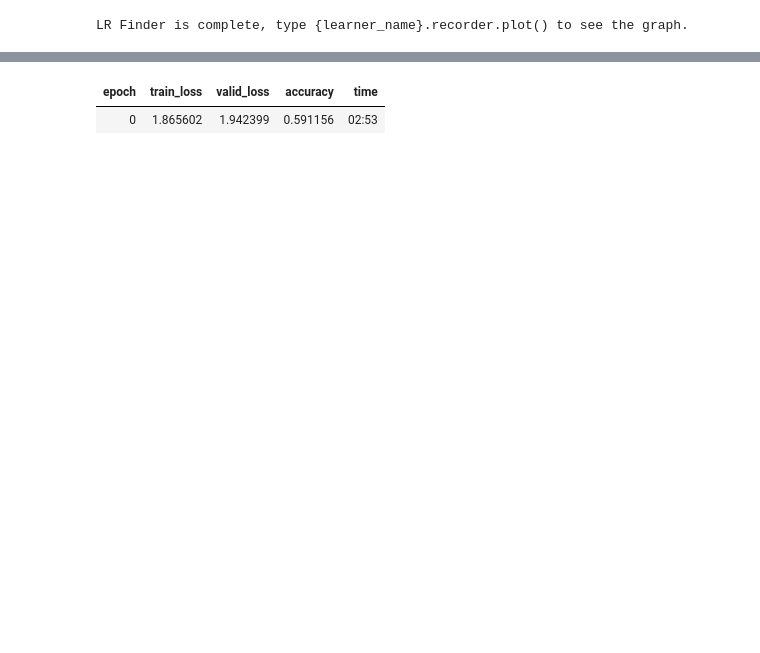
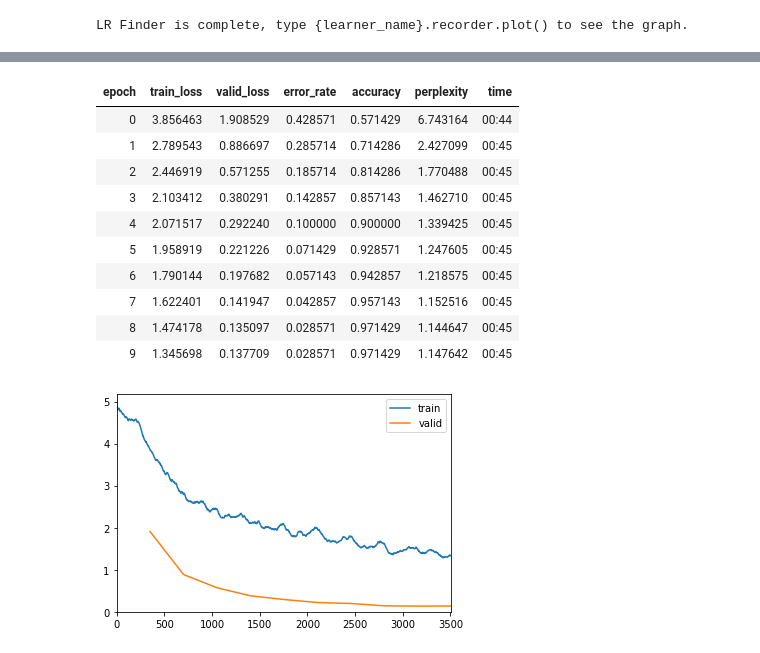
Before and after one commit to peluz/kneedle-exploration, a Jupyter notebook: train_ulmfit.ipynb, the cells around one changed output, grey strips where cells are left out. Cells and saved outputs as stored; diff of their text form; code cells hidden in the pictures; blank space fills up the shorter version.

```diff
--- a/train_ulmfit.ipynb
+++ b/train_ulmfit.ipynb
@@ -125,3 +126,6 @@ config['n_layers'] = 4 #default 3
 # %%
 perplexity = Perplexity()
 f1 = FBeta(beta=1, average="weighted")
+# %%
+lm_fns3 = ['pt_wt_sp15_multifit', 'pt_wt_vocab_sp15_multifit']
+lm_fns3_bwd = ['pt_wt_sp15_multifit_bwd', 'pt_wt_vocab_sp15_multifit_bwd']
@@ -144,3 +150,5 @@ learn.recorder.plot()
+# %%
+lr = 1e-1
 # %%
-learn.fit_one_cycle(2, lr, wd=0.1, moms=(0.8,0.7))
+learn_lm.fit_one_cycle(2, lr, wd=0.1, moms=(0.8,0.7))
 # %% [output]
@@ -159,5 +171,17 @@ learn.recorder.plot()
+# %%
+lr = 1e-2
 # %%
-learn.fit_one_cycle(10, lr, wd=wd, moms=(0.8,0.7), callbacks=[ShowGraph(learn_lm)])
+learn_lm.fit_one_cycle(10, lr, wd=0.1, moms=(0.8,0.7), callbacks=[ShowGraph(learn_lm)])
 # %% [output]
-| epoch | train_loss | valid_loss | accuracy | time |
-| 0 | 1.865602 | 1.942399 | 0.591156 | 02:53 |
+| epoch | train_loss | valid_loss | error_rate | accuracy | perplexity | time |
+| 0 | 3.856463 | 1.908529 | 0.428571 | 0.571429 | 6.743164 | 00:44 |
+| 1 | 2.789543 | 0.886697 | 0.285714 | 0.714286 | 2.427099 | 00:45 |
+| 2 | 2.446919 | 0.571255 | 0.185714 | 0.814286 | 1.770488 | 00:45 |
+| 3 | 2.103412 | 0.380291 | 0.142857 | 0.857143 | 1.462710 | 00:45 |
+| 4 | 2.071517 | 0.292240 | 0.100000 | 0.900000 | 1.339425 | 00:45 |
+| 5 | 1.958919 | 0.221226 | 0.071429 | 0.928571 | 1.247605 | 00:45 |
+| 6 | 1.790144 | 0.197682 | 0.057143 | 0.942857 | 1.218575 | 00:45 |
+| 7 | 1.622401 | 0.141947 | 0.042857 | 0.957143 | 1.152516 | 00:45 |
+| 8 | 1.474178 | 0.135097 | 0.028571 | 0.971429 | 1.144647 | 00:45 |
+| 9 | 1.345698 | 0.137709 | 0.028571 | 0.971429 | 1.147642 | 00:45 |
+[figure, added]
```
Also changed, not shown: parts of 53 cells of this notebook, 2 other files.
